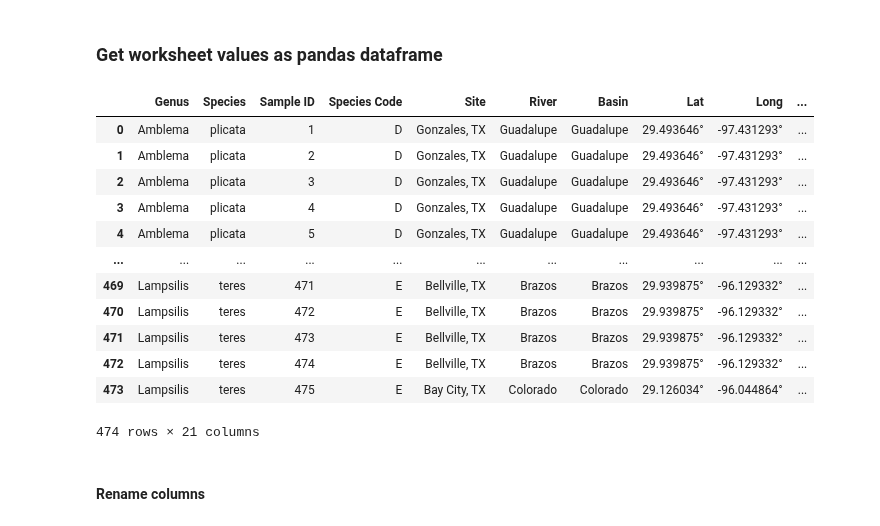
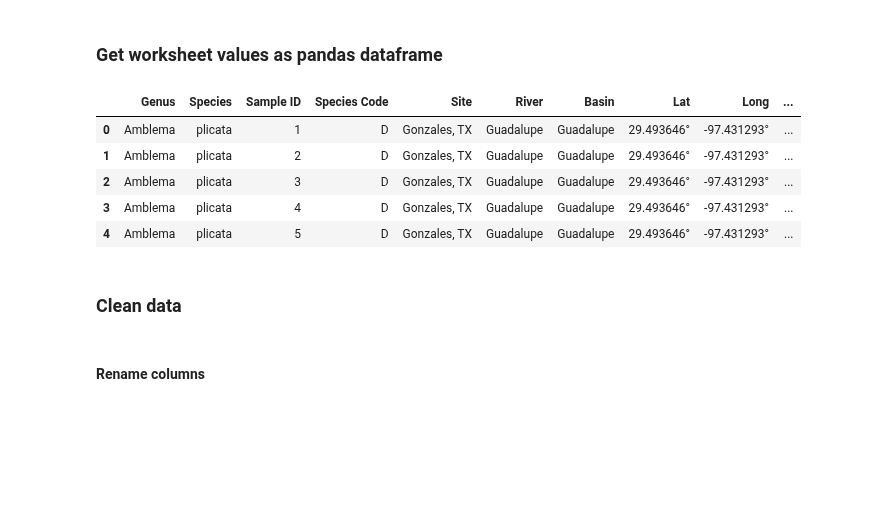
Before and after one commit to bhernan2/mussel_aging, a Jupyter notebook: aging_analysis.ipynb, the cells around one changed output. Drawn from its saved outputs; the diff is of its cells as text; code cells hidden in the pictures; blank space fills up the shorter version.

```diff
--- a/aging_analysis.ipynb
+++ b/aging_analysis.ipynb
@@ -34,21 +34,16 @@ data = sh[0]
 # %%
 aging_data = pd.DataFrame(data.get_all_records())
 # %%
-aging_data
+aging_data.head()
 # %% [output]
 |  | Genus | Species | Sample ID | Species Code | Site | River | Basin | Lat | Long | ... |
 | 0 | Amblema | plicata | 1 | D | Gonzales, TX | Guadalupe | Guadalupe | 29.493646° | -97.431293° | ... |
 | 1 | Amblema | plicata | 2 | D | Gonzales, TX | Guadalupe | Guadalupe | 29.493646° | -97.431293° | ... |
 | 2 | Amblema | plicata | 3 | D | Gonzales, TX | Guadalupe | Guadalupe | 29.493646° | -97.431293° | ... |
 | 3 | Amblema | plicata | 4 | D | Gonzales, TX | Guadalupe | Guadalupe | 29.493646° | -97.431293° | ... |
 | 4 | Amblema | plicata | 5 | D | Gonzales, TX | Guadalupe | Guadalupe | 29.493646° | -97.431293° | ... |
-| ... | ... | ... | ... | ... | ... | ... | ... | ... | ... | ... |
-| 469 | Lampsilis | teres | 471 | E | Bellville, TX | Brazos | Brazos | 29.939875° | -96.129332° | ... |
-| 470 | Lampsilis | teres | 472 | E | Bellville, TX | Brazos | Brazos | 29.939875° | -96.129332° | ... |
-| 471 | Lampsilis | teres | 473 | E | Bellville, TX | Brazos | Brazos | 29.939875° | -96.129332° | ... |
-| 472 | Lampsilis | teres | 474 | E | Bellville, TX | Brazos | Brazos | 29.939875° | -96.129332° | ... |
-| 473 | Lampsilis | teres | 475 | E | Bay City, TX | Colorado | Colorado | 29.126034° | -96.044864° | ... |
-474 rows × 21 columns
+# %% [markdown]
+### Clean data
 # %% [markdown]
 #### Rename columns
 # %%
```
Also changed, not shown: parts of 55 cells of this notebook.
